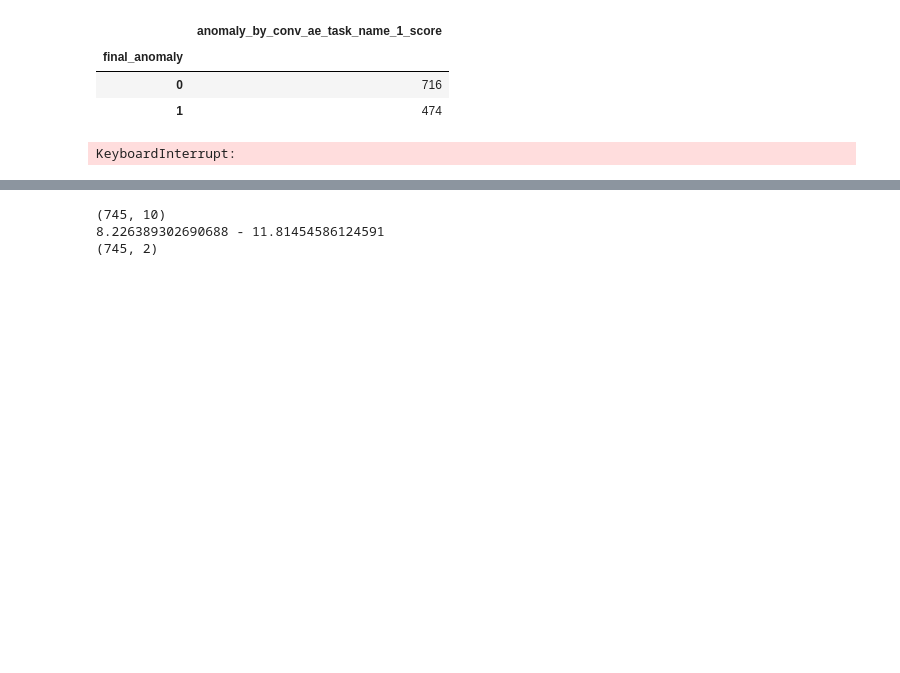
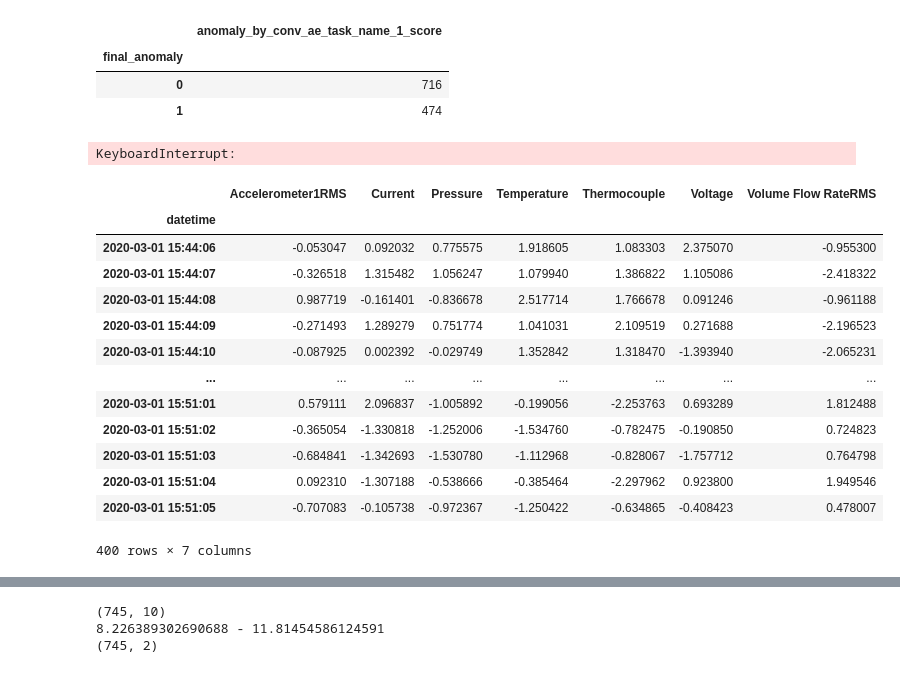
Before and after one commit to Anastasis-Iliopoulos/timeseries-anomaly-detection-with-feature-bagging-and-nested-rotations, a Jupyter notebook: test.ipynb, the cells around one changed output, grey strips where cells are left out. Drawn from its saved outputs; the diff is of its cells as text; code cells hidden in the pictures; blank space fills up the shorter version.

```diff
--- a/test.ipynb
+++ b/test.ipynb
@@ -102,0 +168,38 @@ KeyboardInterrupt:
+# %%
+all_files=[]
+all_files_name = []
+for root, dirs, files in os.walk("./data/"):
+    for file in files:
+        if file.endswith(".csv"):
+            all_files.append(os.path.join(root, file))
+            all_files_name.append(root.split("/")[-1] + "_" + file.replace(".", "_"))
+df = pd.read_csv(all_files[1],
+                sep=';',
+                index_col='datetime',
+                parse_dates=True)
+
+StSc = scaling_utils.STDScaler()
+StSc.fit(df[:400].drop(['anomaly', 'changepoint'], axis=1))
+aaa = StSc.transform(df[:400].drop(['anomaly', 'changepoint'], axis=1))
+FBag = bagging_utils.FeatureBagger()
+FBag.fit(aaa)
+aaa = FBag.transform(aaa)
+Rot = rotation_utils.Rotator()
+Rot.fit(aaa)
+aaa = Rot.transform(aaa)
+aaa
+# %% [output]
+|  | Accelerometer1RMS | Current | Pressure | Temperature | Thermocouple | Voltage | Volume Flow RateRMS |
+| datetime |  |  |  |  |  |  |  |
+| 2020-03-01 15:44:06 | -0.053047 | 0.092032 | 0.775575 | 1.918605 | 1.083303 | 2.375070 | -0.955300 |
+| 2020-03-01 15:44:07 | -0.326518 | 1.315482 | 1.056247 | 1.079940 | 1.386822 | 1.105086 | -2.418322 |
+| 2020-03-01 15:44:08 | 0.987719 | -0.161401 | -0.836678 | 2.517714 | 1.766678 | 0.091246 | -0.961188 |
+| 2020-03-01 15:44:09 | -0.271493 | 1.289279 | 0.751774 | 1.041031 | 2.109519 | 0.271688 | -2.196523 |
+| 2020-03-01 15:44:10 | -0.087925 | 0.002392 | -0.029749 | 1.352842 | 1.318470 | -1.393940 | -2.065231 |
+| ... | ... | ... | ... | ... | ... | ... | ... |
+| 2020-03-01 15:51:01 | 0.579111 | 2.096837 | -1.005892 | -0.199056 | -2.253763 | 0.693289 | 1.812488 |
+| 2020-03-01 15:51:02 | -0.365054 | -1.330818 | -1.252006 | -1.534760 | -0.782475 | -0.190850 | 0.724823 |
+| 2020-03-01 15:51:03 | -0.684841 | -1.342693 | -1.530780 | -1.112968 | -0.828067 | -1.757712 | 0.764798 |
+| 2020-03-01 15:51:04 | 0.092310 | -1.307188 | -0.538666 | -0.385464 | -2.297962 | 0.923800 | 1.949546 |
+| 2020-03-01 15:51:05 | -0.707083 | -0.105738 | -0.972367 | -1.250422 | -0.634865 | -0.408423 | 0.478007 |
+400 rows × 7 columns
```
Also changed, not shown: parts of 10 cells of this notebook, 10 other files.
